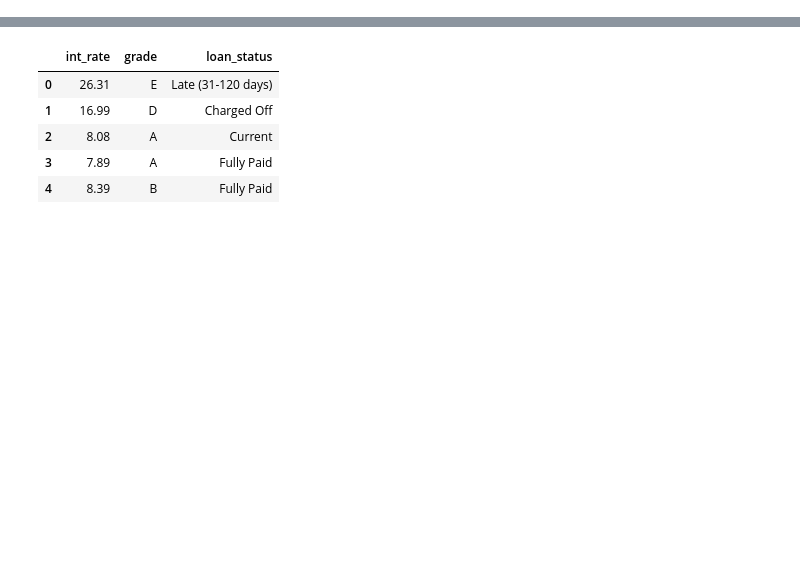
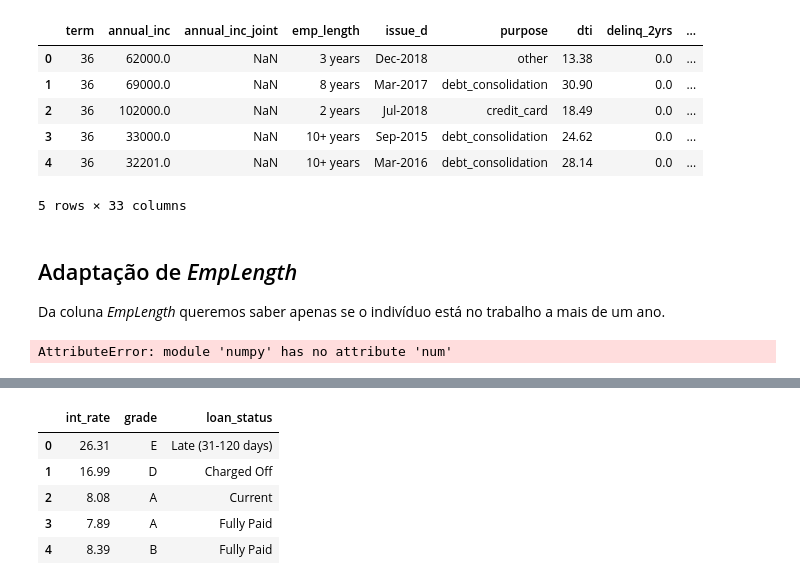
Before and after one commit to rstellet8/p2-inteligencia, a Jupyter notebook: featureDiscovery.ipynb, the cells around one changed output, grey strips where cells are left out. Drawn from its saved outputs; the diff is of its cells as text; code cells hidden in the pictures; blank space fills up the shorter version.

```diff
--- a/featureDiscovery.ipynb
+++ b/featureDiscovery.ipynb
@@ -66,0 +114,33 @@ memory usage: 11.4+ MB
+# %%
+features = features.join(pd.get_dummies(df1["home_ownership"]))
+features.drop(columns="OWN")
+
+ownership = ["ANY", "MORTGAGE", "NONE", "OTHER", "RENT"]
+# %% [output]
+|  | term | annual_inc | annual_inc_joint | emp_length | issue_d | purpose | dti | delinq_2yrs | ... |
+| 0 | 36 | 62000.0 | NaN | 3 years | Dec-2018 | other | 13.38 | 0.0 | ... |
+| 1 | 36 | 69000.0 | NaN | 8 years | Mar-2017 | debt_consolidation | 30.90 | 0.0 | ... |
+| 2 | 36 | 102000.0 | NaN | 2 years | Jul-2018 | credit_card | 18.49 | 0.0 | ... |
+| 3 | 36 | 33000.0 | NaN | 10+ years | Sep-2015 | debt_consolidation | 24.62 | 0.0 | ... |
+| 4 | 36 | 32201.0 | NaN | 10+ years | Mar-2016 | debt_consolidation | 28.14 | 0.0 | ... |
+5 rows × 33 columns
+# %% [markdown]
+## Adaptação de *EmpLength*
+
+Da coluna *EmpLength* queremos saber apenas se o indivíduo está no trabalho a mais de um ano.
+# %%
+def formatEmpLength(line):
+    """ Testa se o indivíduo está a mais de dois anos no trabalho atual """
+    Accept = ["3 years", "2 years", "8 years", "10+ years", "4 years", "6 years", "5 years", "9 years", "7 years"]
+    NotAccept = ["1 year", "< 1 year", np.nan]
+
+    if line in Accept:
+        return True
+    elif line in NotAccept:
+        return False
+    else:
+        raise NotImplementedError(f"{line} não implementado ainda na função cleanEmpLength")
+
+features["emp_length"] = features["emp_length"].apply(formatEmpLength)
+# %% [output]
+AttributeError: module 'numpy' has no attribute 'num'
```
Also changed, not shown: parts of 15 cells of this notebook, 1 other file.
